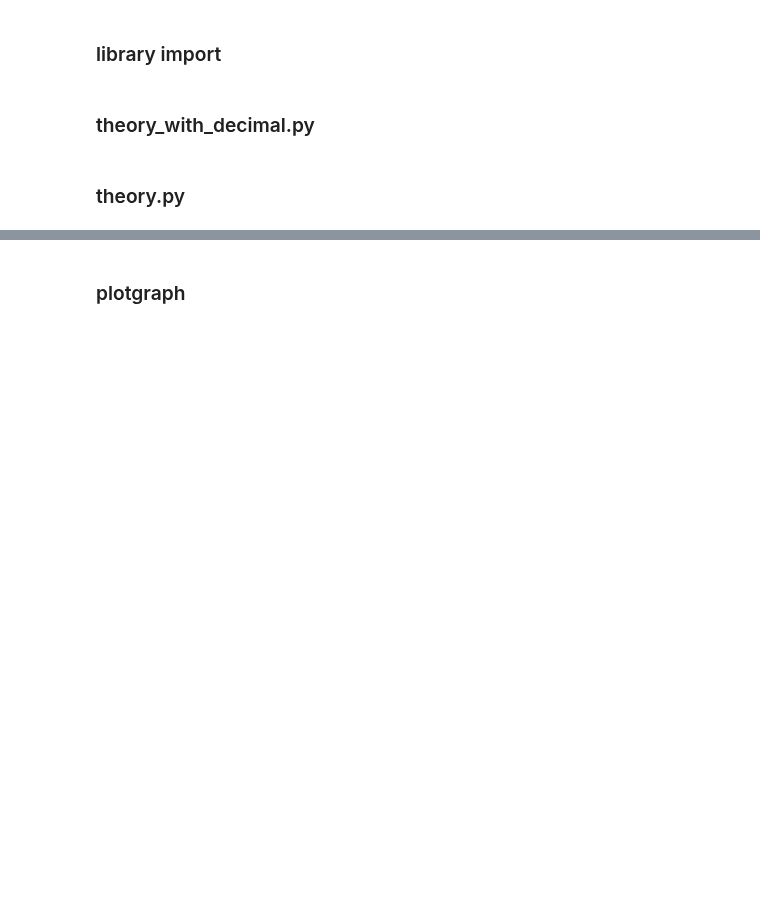
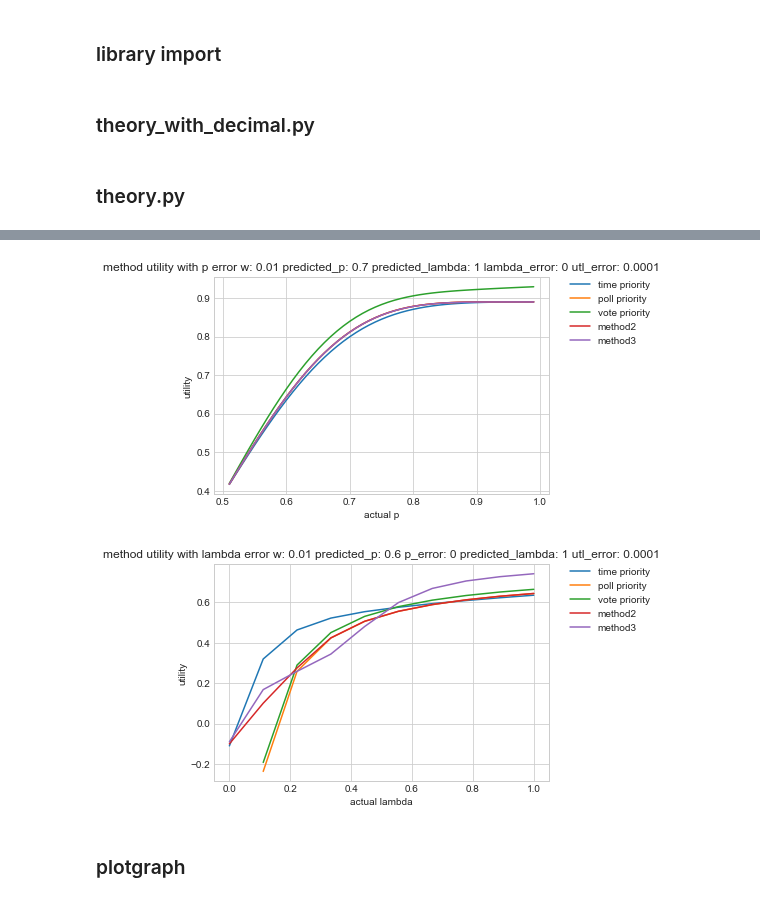
Before and after one commit to k33asby/opinion-aggregation-experiment, a Jupyter notebook: py/simulation.ipynb, the cells around one changed output, grey strips where cells are left out. Cells and saved outputs as stored; diff of their text form; code cells hidden in the pictures; blank space fills up the shorter version.

Commit message:
Fix method_utility_with_error and best method graph plot method

```diff
--- a/py/simulation.ipynb
+++ b/py/simulation.ipynb
@@ -539,3 +511,78 @@ Wall time: 156 µs
+# %%
+w = 0.01
+p = 0.65
+p_error = 0
+lambda_poisson = 1
+lambda_poisson_error = 0
+
+# 横軸 実際のp, 縦軸 utility
+@lru_cache(maxsize=None)
+def plot_method_utility_with_p_error(w, predicted_p, predicted_lambda_poisson, lambda_poison_error, utl_error):
+    x_axis = np.linspace(0.51, 0.99, 49)
+    time_priority_axis = [max_time_priority_with_error(w, predicted_p, p - predicted_p, predicted_lambda_poisson, lambda_poison_error) for p in x_axis]
+    poll_priority_axis = [max_poll_priority_with_error(w, predicted_p, p - predicted_p, predicted_lambda_poisson, lambda_poison_error) for p in x_axis]
+    vote_priority_axis = [max_vote_priority_with_error(w, predicted_p, p - predicted_p, predicted_lambda_poisson, lambda_poison_error) for p in x_axis]
+    method2_axis = [max_method2_with_error(w, predicted_p, p - predicted_p, predicted_lambda_poisson, lambda_poison_error)[0] for p in x_axis]
+    method3_axis = [max_method3_with_error(w, predicted_p, p - predicted_p, predicted_lambda_poisson, lambda_poison_error, utl_error) for p in x_axis]
+    plt.title('method utility with p error w: {0} predicted_p: {1} predicted_lambda: {2} lambda_error: {3} utl_error: {4}'.format(w, predicted_p, predicted_lambda_poisson, lambda_poison_error, utl_error))
+    plt.xlabel('actual p')
+    plt.ylabel('utility')
+    plt.plot(x_axis, time_priority_axis, label="time priority")
+    plt.plot(x_axis, poll_priority_axis, label="poll priority")
+    plt.plot(x_axis, vote_priority_axis, label="vote priority")
+    plt.plot(x_axis, method2_axis, label="method2")
+    plt.plot(x_axis, method3_axis, label="method3")
+    plt.legend(bbox_to_anchor=(1.05, 1), loc='upper left', borderaxespad=0)
+    plt.show()
+
+# 横軸 実際のlambda, 縦軸 utility
+@lru_cache(maxsize=None)
+def plot_method_utility_with_lambda_poisson_error(w, predicted_p, p_error, predicted_lambda_poisson, utl_error):
+    x_axis = np.linspace(0, 1, 10)
+    time_priority_axis = [max_time_priority_with_error(w, predicted_p, p_error, predicted_lambda_poisson, lambda_poisson - predicted_lambda_poisson) for lambda_poisson in x_axis]
+    poll_priority_axis = [max_poll_priority_with_error(w, predicted_p, p_error, predicted_lambda_poisson, lambda_poisson - predicted_lambda_poisson) for lambda_poisson in x_axis]
+    vote_priority_axis = [max_vote_priority_with_error(w, predicted_p, p_error, predicted_lambda_poisson, lambda_poisson - predicted_lambda_poisson) for lambda_poisson in x_axis]
+    method2_axis = [max_method2_with_error(w, predicted_p, p_error, predicted_lambda_poisson, lambda_poisson - predicted_lambda_poisson)[0] for lambda_poisson in x_axis]
+    method3_axis = [max_method3_with_error(w, p, p_error, predicted_lambda_poisson, lambda_poisson - predicted_lambda_poisson, utl_error) for lambda_poisson in x_axis]
+    plt.title('method utility with lambda error w: {0} predicted_p: {1} p_error: {2} predicted_lambda: {3} utl_error: {4}'.format(w, predicted_p, p_error, predicted_lambda_poisson, utl_error))
+    plt.xlabel('actual lambda')
+    plt.ylabel('utility')
+    plt.plot(x_axis, time_priority_axis, label="time priority")
+    plt.plot(x_axis, poll_priority_axis, label="poll priority")
+    plt.plot(x_axis, vote_priority_axis, label="vote priority")
+    plt.plot(x_axis, method2_axis, label="method2")
+    plt.plot(x_axis, method3_axis, label="method3")
+    plt.legend(bbox_to_anchor=(1.05, 1), loc='upper left', borderaxespad=0)
+    plt.show()
+
+@lru_cache(maxsize=None)
+def plot_best_method(w, p_error, lambda_error, utl_error):
+    color_list = []
+    lambda_range = np.linspace(0, 1, 2)
+    p_range = np.linspace(0.6, 0.9, 2)
+    fig = plt.figure()
+    ax = fig.add_subplot(1,1,1)
+    ax.set_title('best method plot w: {0} p_error: {1} lambda_error: {2} utl_error: {3}'.format(w, p_error, lambda_error, utl_error))
+    ax.set_xlabel('predicted p')
+    ax.set_ylabel('predicted lambda')
+    for p_i in range(len(p_range)):
+        for l_i in range(len(lambda_range)):
+            max_utility_dict = {
+                "red": max_time_priority_with_error(w, p_range[p_i], p_error, lambda_range[l_i], lambda_error),
+                "yellow": max_poll_priority_with_error(w, p_range[p_i], p_error, lambda_range[l_i], lambda_error),
+                "blue": max_vote_priority_with_error(w, p_range[p_i], p_error, lambda_range[l_i], lambda_error),
+                "gray": max_method2_with_error(w, p_range[p_i], p_error, lambda_range[l_i], lambda_error)[0],
+#                 "black": max_method3_with_error(w, p_range[p_i], p_error, lambda_range[l_i], lambda_error, utl_error)
+            }
+            ax.scatter(p_range[p_i], lambda_range[l_i], marker='s', s=150, c=max(max_utility_dict.items(), key=lambda x:x[1])[0], alpha=0.7)
+    fig.show()
+
+plot_method_utility_with_p_error(0.01, 0.7, 1, 0, 0.0001)
+plot_method_utility_with_lambda_poisson_error(0.01, 0.6, 0, 1, 0.0001)
+plot_best_method(0.01, 0.1, 1, 0.001)
+# %% [output]
+[figure, added]
+[figure, added]
 # %% [markdown]
 ### plotgraph
 # %%
```
Also changed, not shown: parts of 2 cells of this notebook, 1 other file.
